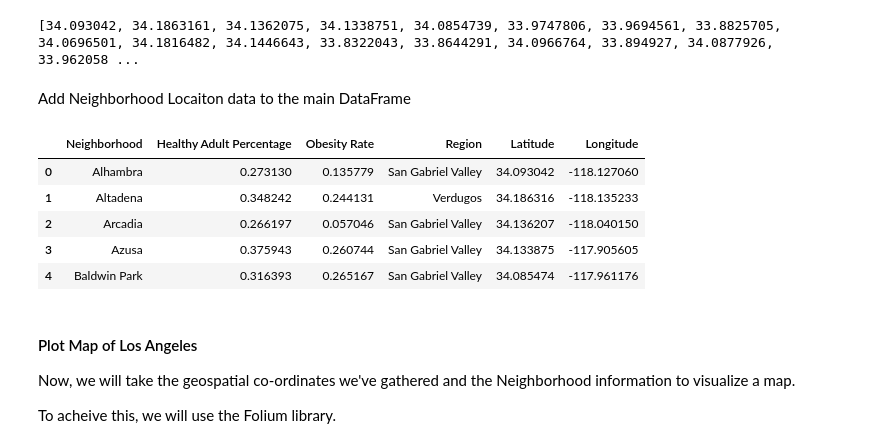
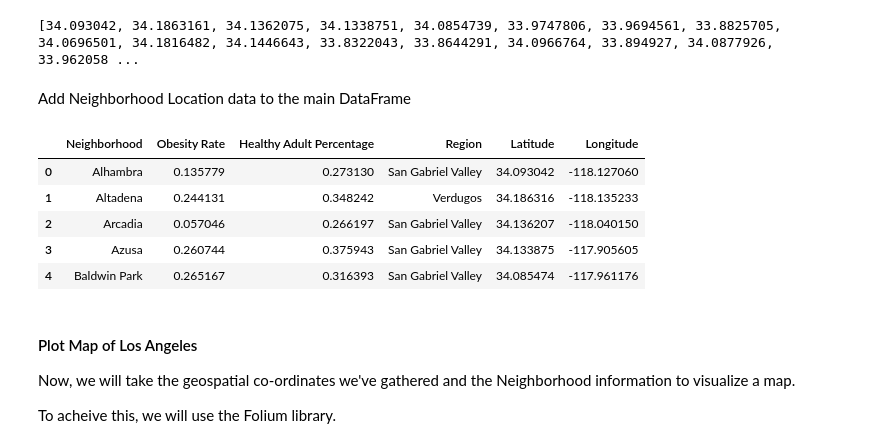
Before and after one commit to tomthomas/Capstone_project_neighborhood_health_analysis, a Jupyter notebook: Capstone_BOTN_TomT.ipynb, the cells around one changed output. Saved outputs shown, nothing was run; the diff lists cells and outputs as text; code cells hidden in the pictures.

```diff
--- a/Capstone_BOTN_TomT.ipynb
+++ b/Capstone_BOTN_TomT.ipynb
@@ -237,4 +270,0 @@ la_merged.reset_index(inplace=True)
-# %%
-# Renaming the Council Districts to help with getting geospatial data
-la_merged['Neighborhood'][37:53] = ['Cypress Park','Valley Village','Tarzana','Hollywood Hills','Bel Air','Panorama City','Pacoima','Hyde Park',
-                                    'Vermont Square','Crenshaw','Pacific Palisades','Granada Hills','Silver Lake','Downtown','San Pedro','City of Los Angeles']
@@ -255,0 +294,3 @@ la_merged.head()
+# %%
+la_merged['Obesity Rate'] = pd.to_numeric(la_merged['Obesity Rate'],errors = 'coerce')
+la_merged['Healthy Adult Percentage'] = pd.to_numeric(la_merged['Healthy Adult Percentage'],errors = 'coerce')
@@ -255,0 +301,14 @@ la_merged.head()
+# %%
+# Merge both DataFrames
+# By doing so, we will miss out on two rows which include Obesity Rate and Healthy Adult Percentage for - City of LA, LA County. THis is fine, we will include this
+# later in our analysis. Having this here now would only display innacurately in the maps.
+la_merged1 = pd.merge(la_merged, la_geo, on = 'Neighborhood')
+
+# Drop old Region Column
+la_merged1.drop(['Region_x'], axis= 1, inplace=True)
+la_merged1.rename(columns={"Region_y":"Region"},inplace=True)
+
+#Make it aesthetic
+la_merged1['Region'] = la_merged1['Region'].str.replace('-',' ')
+la_merged1['Region'] = la_merged1['Region'].str.title()
+la_merged1['Region'] = la_merged1['Region'].replace("La", "LA", regex=True)
@@ -319,7 +394,7 @@ from opencage.geocoder import OpenCageGeocode
 # %%
 Neigh_lat = []
 Neigh_lng = []
-Neighborhood = la_merged['Neighborhood']
+Neighborhood = la_merged1['Neighborhood']
 
 key = '830323b5ca694362904814ff0a11b803'
 geocoder = OpenCageGeocode(key)
@@ -334,19 +409,19 @@ print(Neigh_lat, Neigh_lng)
 # %% [output]
 [34.093042, 34.1863161, 34.1362075, 34.1338751, 34.0854739, 33.9747806, 33.9694561, 33.8825705, 34.0696501, 34.1816482, 34.1446643, 33.8322043, 33.8644291, 34.0966764, 33.894927, 34.0877926, 33.962058 ...
 # %% [markdown]
-Add Neighborhood Locaiton data to the main DataFrame
+Add Neighborhood Location data to the main DataFrame
 # %%
-la_merged['Latitude'] = Neigh_lat
-la_merged['Longitude'] = Neigh_lng
+la_merged1['Latitude'] = Neigh_lat
+la_merged1['Longitude'] = Neigh_lng
 
-la_merged.head()
+la_merged1.head()
 # %% [output]
-|  | Neighborhood | Healthy Adult Percentage | Obesity Rate | Region | Latitude | Longitude |
-| 0 | Alhambra | 0.273130 | 0.135779 | San Gabriel Valley | 34.093042 | -118.127060 |
-| 1 | Altadena | 0.348242 | 0.244131 | Verdugos | 34.186316 | -118.135233 |
-| 2 | Arcadia | 0.266197 | 0.057046 | San Gabriel Valley | 34.136207 | -118.040150 |
-| 3 | Azusa | 0.375943 | 0.260744 | San Gabriel Valley | 34.133875 | -117.905605 |
-| 4 | Baldwin Park | 0.316393 | 0.265167 | San Gabriel Valley | 34.085474 | -117.961176 |
+|  | Neighborhood | Obesity Rate | Healthy Adult Percentage | Region | Latitude | Longitude |
+| 0 | Alhambra | 0.135779 | 0.273130 | San Gabriel Valley | 34.093042 | -118.127060 |
+| 1 | Altadena | 0.244131 | 0.348242 | Verdugos | 34.186316 | -118.135233 |
+| 2 | Arcadia | 0.057046 | 0.266197 | San Gabriel Valley | 34.136207 | -118.040150 |
+| 3 | Azusa | 0.260744 | 0.375943 | San Gabriel Valley | 34.133875 | -117.905605 |
+| 4 | Baldwin Park | 0.265167 | 0.316393 | San Gabriel Valley | 34.085474 | -117.961176 |
 # %% [markdown]
 #### Plot Map of Los Angeles
 
```
Also changed, not shown: parts of 67 cells of this notebook.
